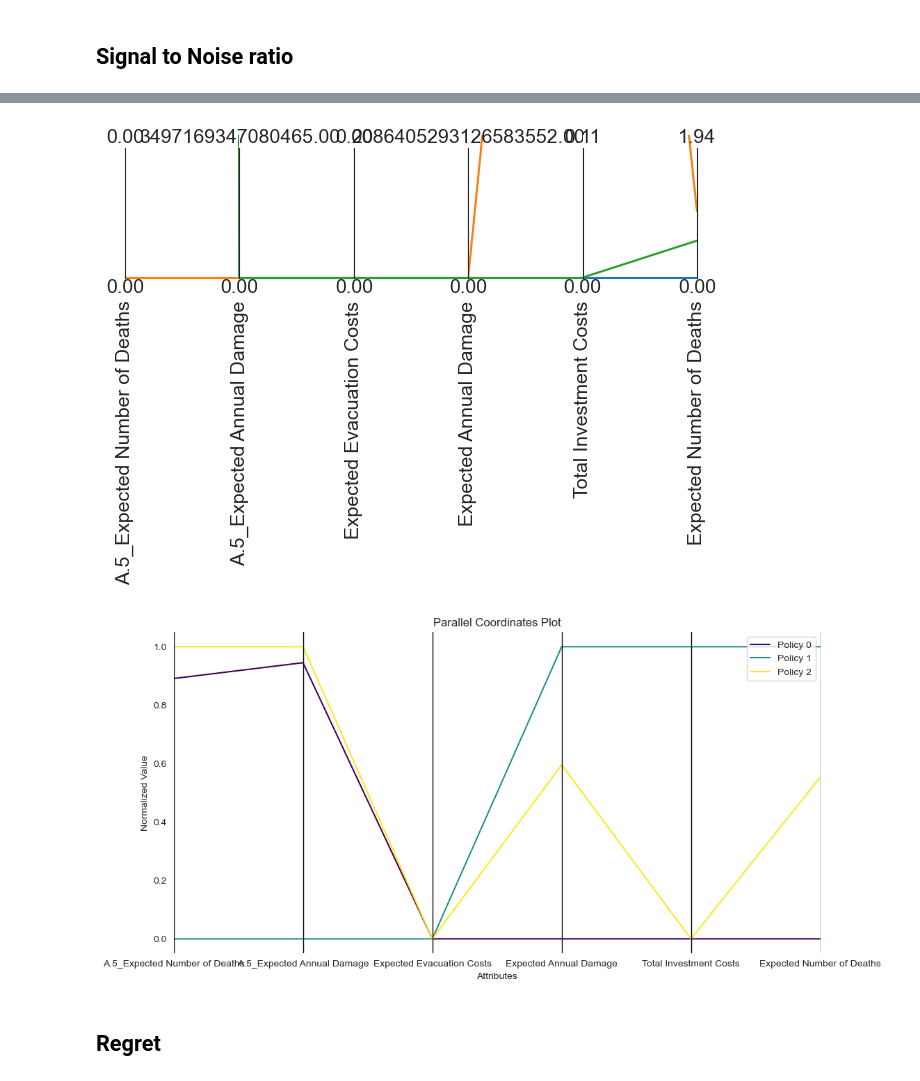
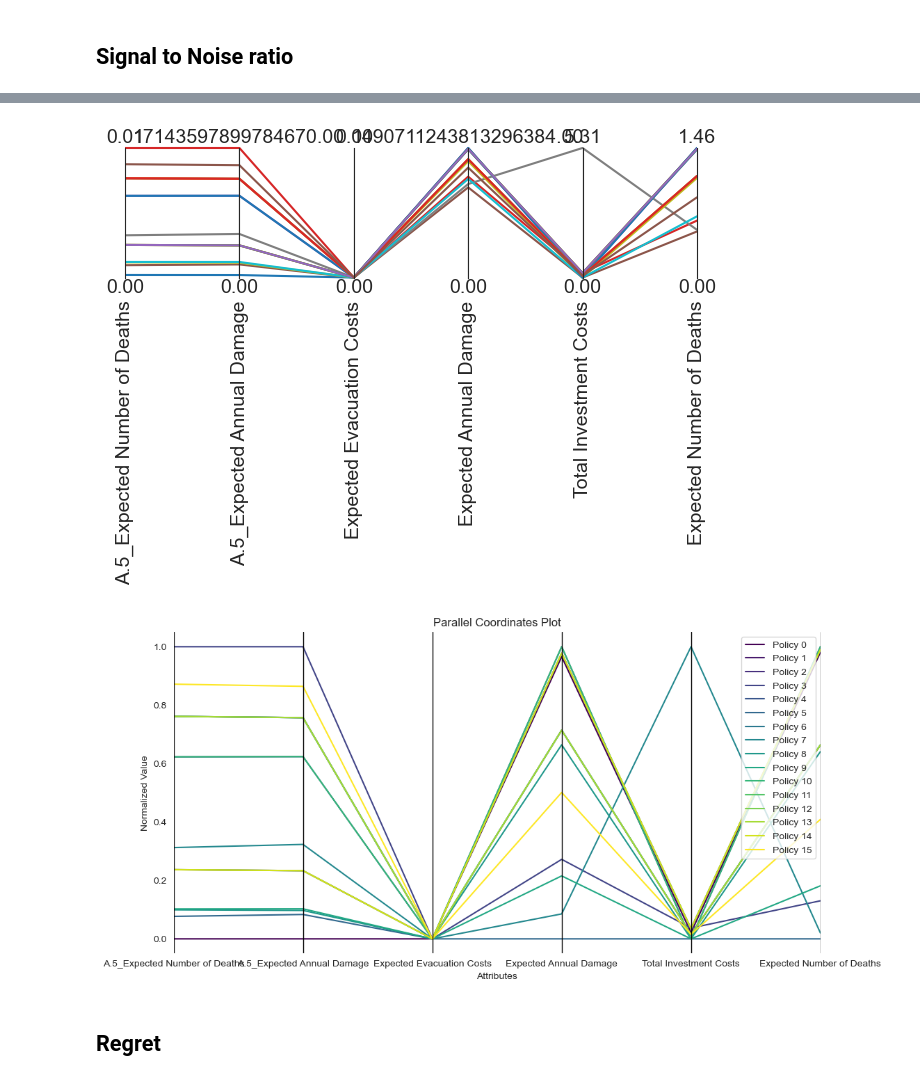
Before and after one commit to roesel1/EPA141A---MD, a Jupyter notebook: final assignment/robustness_metrics.ipynb, the cells around one changed output, grey strips where cells are left out. Drawn from its saved outputs; the diff is of its cells as text; code cells hidden in the pictures.

```diff
--- a/final assignment/robustness_metrics.ipynb
+++ b/final assignment/robustness_metrics.ipynb
@@ -120,3 +108,4 @@ policies = merged_results[filter]
 
 #Just keep in the policies, and get rid of the outcomes
 policies = policies.drop([o.name for o in dike_model.outcomes], axis=1)
+policies = policies.reset_index(drop=True)
@@ -239,46 +240,46 @@ limits.loc[0, ['A.5_Expected Number of Deaths', 'A.5_Expected Annual Damage', 'E
                'Expected Annual Damage', 'Total Investment Costs', 'Expected Number of Deaths']] = 0
 
 paraxes = parcoords.ParallelAxes(limits)
-paraxes.plot(data_normalized)
+paraxes.plot(data)
 plt.show()
 # %% [output]
-[figure, old version]
+[figure, new version]
 # %%
 ###############################Seaborn uitprobeersel, ik hoopte dat het zou lukken om de afgeronde getallen erop te zetten ipv van normalised, maar dat werkte niet
 
 import pandas as pd
 import seaborn as sns
 import matplotlib.pyplot as plt
 from pandas.plotting import parallel_coordinates
 
-data = scores.copy()
+data1 = scores.copy()
 
 # Normalize the data
-zero_columns = data.columns[(data == 0).all()]
-data_normalized = data.copy()
+zero_columns = data1.columns[(data1 == 0).all()]
+data_normalized1 = data1.copy()
 for col in data.columns:
     if col not in zero_columns:
-        data_normalized[col] = (data[col] - data[col].min()) / (data[col].max() - data[col].min())
+        data_normalized1[col] = (data1[col] - data1[col].min()) / (data1[col].max() - data1[col].min())
 
-data_normalized['class'] = ['Policy ' + str(i) for i in range(len(data_rounded))]
+data_normalized1['class'] = ['Policy ' + str(i) for i in range(len(data_normalized1))]
 
 plt.figure(figsize=(12, 6))
-parallel_coordinates(data_normalized, 'class', colormap=plt.get_cmap("viridis"))
+parallel_coordinates(data_normalized1, 'class', colormap=plt.get_cmap("viridis"))
 
 plt.title("Parallel Coordinates Plot")
 plt.xlabel("Attributes")
 plt.ylabel("Normalized Value")
 
 ax = plt.gca()
 
 plt.grid(False)
 plt.gca().spines['top'].set_visible(False)
 plt.gca().spines['right'].set_visible(False)
 plt.gca().spines['left'].set_visible(False)
 plt.gca().spines['bottom'].set_visible(False)
 
 plt.show()
 # %% [output]
-[figure, old version]
+[figure, new version]
 # %% [markdown]
 ## Regret
```
Also changed, not shown: parts of 13 cells of this notebook.
